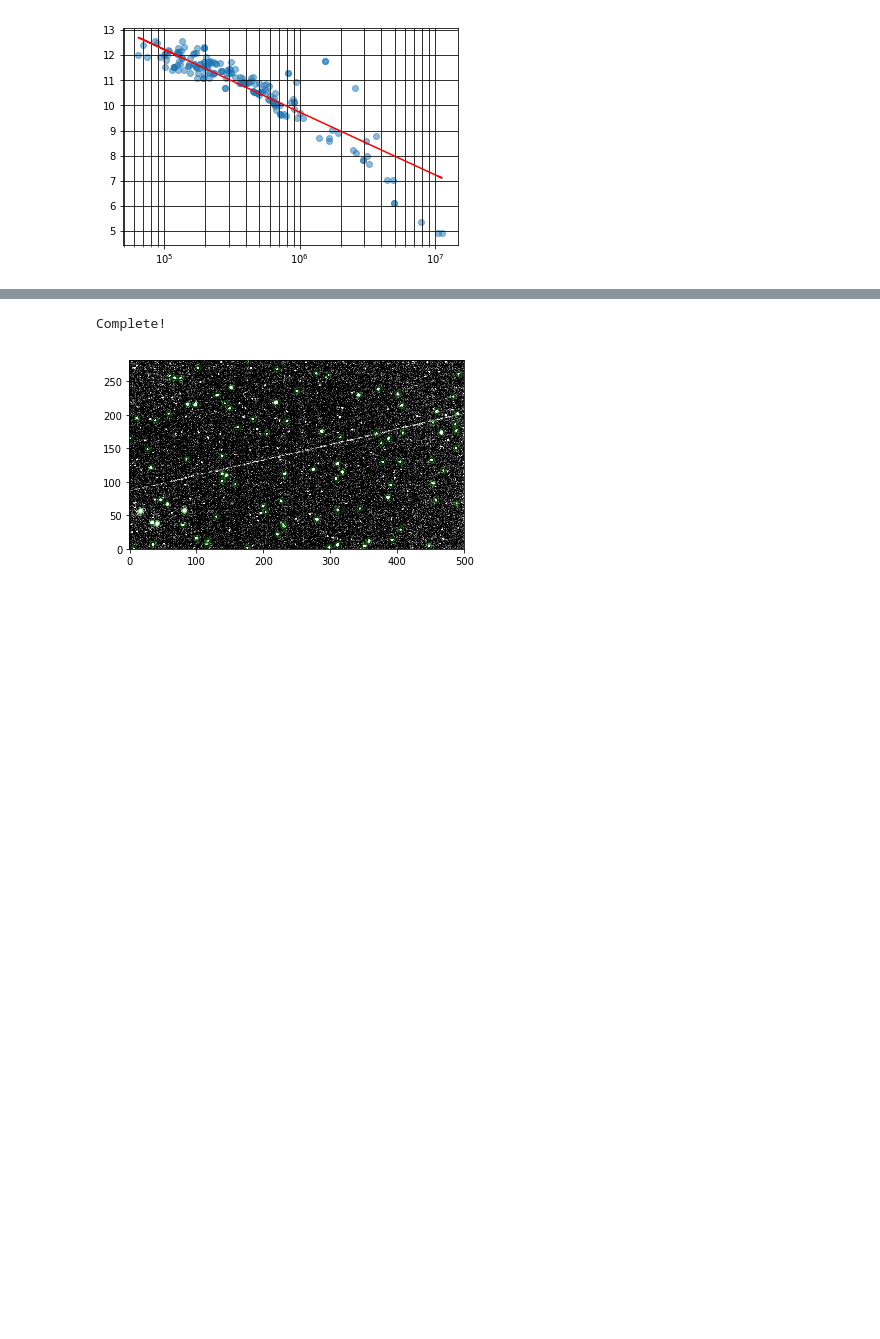
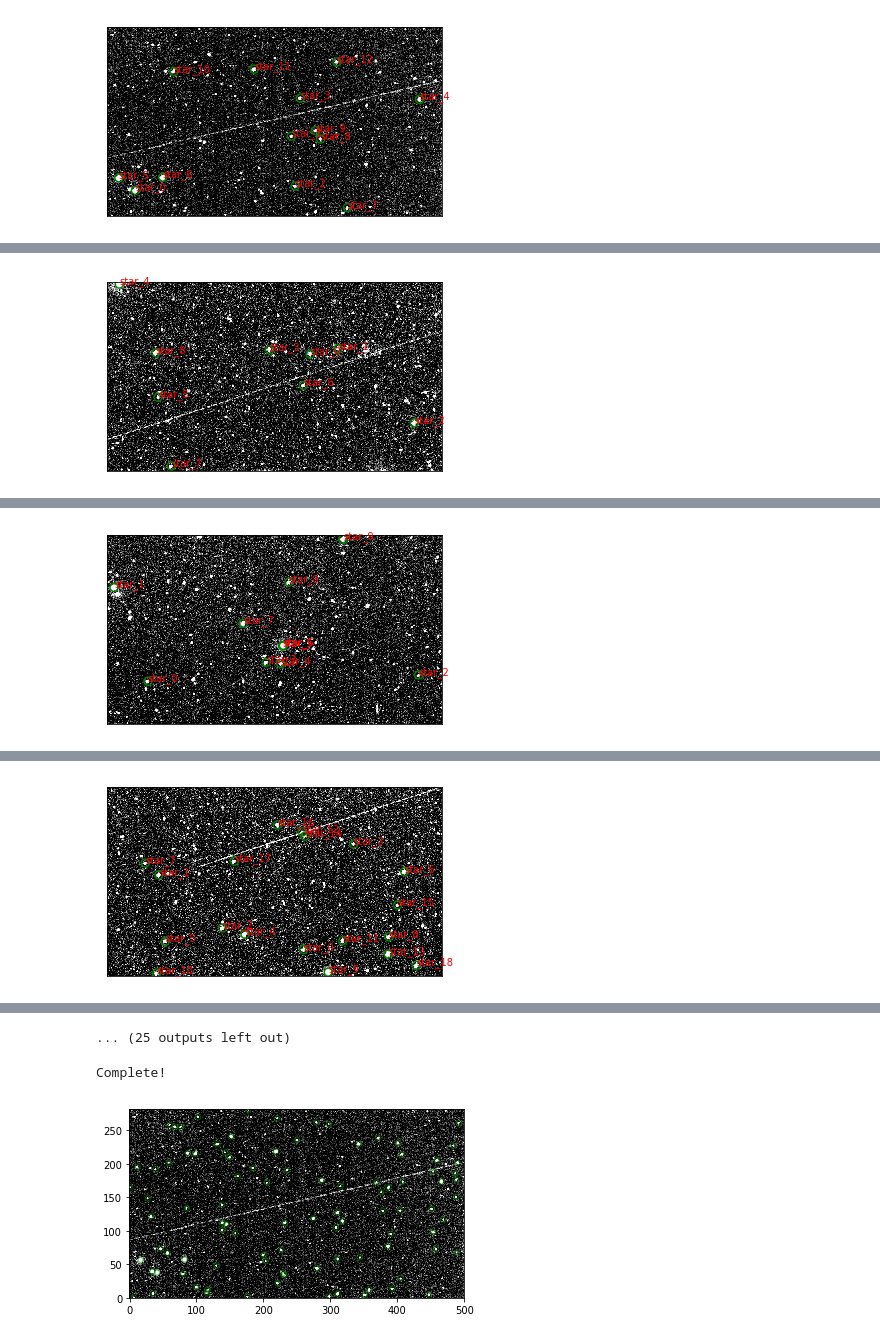
Before and after one commit to akira-hirota1994/mu-tomoe, a Jupyter notebook: photometry.ipynb, the cells around one changed output, grey strips where cells are left out. Cells and saved outputs as stored; diff of their text form; code cells hidden in the pictures; blank space fills up the shorter version.

```diff
--- a/photometry.ipynb
+++ b/photometry.ipynb
@@ -160,38 +160,31 @@ for (filename_fits, filename_xml,idx) in zip(ID_list_fits, ID_list_xml,range(len
             star_flux = np.zeros((1,1))
     xml = np.hstack((xml,star_flux))
     xml_list = np.vstack((xml_list,xml))
-clear_output()
+    """
+    clear_output()
+    xml_list = np.delete(xml_list,0,0)
+    x_mag = xml_list[:,2]
+    y_flux = xml_list[:,3]
+    l = xml_list[:,2:]
+    l = l[np.argsort(l[:, 0])]
+    aaa = pd.DataFrame(data=l)
+    aaa.to_csv("test.csv")
+    x_mag_fit = l[:,0]
+    y_flux_fit = l[:,1]
+    param, cov = curve_fit(test, y_flux_fit, x_mag_fit)
+    mag_fit = -2.5*np.log10(y_flux_fit) + param[0]
 
-xml_list = np.delete(xml_list,0,0)
-x_mag = xml_list[:,2]
-y_flux = xml_list[:,3]
-l = xml_list[:,2:]
+    plt.plot(y_flux_fit, mag_fit, color = "red")
+    plt.scatter(y_flux_fit, x_mag_fit,alpha = 0.5)
 
-l = l[np.argsort(l[:, 0])]
-
-aaa = pd.DataFrame(data=l)
-aaa.to_csv("test.csv")
-
-x_mag_fit = l[:,0]
-y_flux_fit = l[:,1]
-
-
-param, cov = curve_fit(test, y_flux_fit, x_mag_fit)
-print param
-mag_fit = -2.5*np.log10(y_flux_fit) + param[0]
-
-plt.plot(y_flux_fit, mag_fit, color = "red")
-plt.scatter(y_flux_fit, x_mag_fit,alpha = 0.5)
-
-plt.xscale('log')
-plt.grid(which='major',color='black',linestyle='-')
-plt.grid(which='minor',color='black',linestyle='-')
-
-#pdf = PdfPages('test2.pdf') #図をpdfに出力
-#pdf.savefig()
-#pdf.close()
-plt.show()
-"""
+    plt.xscale('log')
+    plt.grid(which='major',color='black',linestyle='-')
+    plt.grid(which='minor',color='black',linestyle='-')
+    #pdf = PdfPages('test2.pdf') #図をpdfに出力
+    #pdf.savefig()
+    #pdf.close()
+    plt.show()
+    """
 ###################################################################
 ####################################  Comparison star flux and meteor flux ###
     m_vr = np.arange(1).reshape(1)
@@ -209,11 +202,26 @@ plt.show()
     mag_vr = np.hstack((mag_vr,m_vr))
     star_num = np.hstack((star_num,star_number))
     dispersion = np.hstack((dispersion,disp))
+###################################################################
+####################################  starのphotomtetry ###
+    positions = (pixel_coordinates[:,0],pixel_coordinates[:,1])
+    apertures = CircularAperture(positions, r=6.)
+    plt.imshow(data2, cmap = 'gray', vmin = 0, vmax = 400, interpolation = 'none')
+    apertures.plot(color='green', lw=1.5, alpha=5.)
+    for i in range(len(pixel_coordinates)):
+        star_num = "star_" + str(i)
+        plt.text(pixel_coordinates[i,0],pixel_coordinates[i,1],star_num,color='red')
+    plt.tick_params(labelbottom=False,labelleft=False,bottom=False,left=False)
+    plt.ylim(0, 282)
+    #pdf = PdfPages('test.pdf') #図をpdfに出力
+    #pdf.savefig()
+    #pdf.close()
+    plt.show()
 
+###############################################################絶対等級
 mag_vr = np.delete(mag_vr,0, 0)
 star_num = np.delete(star_num,0, 0)
 dispersion = np.delete(dispersion,0, 0)
-###############################################################絶対等級
 alt = df["Beginning_height_km_"].values #[km]
 distance = 170 #[km]
 alt = np.power(alt, 2)
@@ -249,7 +257,7 @@ df.to_csv("test9.csv")
 #clear_output()
 print "Complete!"
 ####################################################################
-"""
+
 ### aperture内に他のsourceがある場合、除く
 ### 流星の飛跡付近のマスキング
 ###
@@ -258 +283 @@ print "Complete!"
-[figure, old version]
+[figure, new version]
@@ -259,0 +301 @@ print "Complete!"
+[figure, added]
@@ -259,0 +319 @@ print "Complete!"
+[figure, added]
@@ -259,0 +337 @@ print "Complete!"
+[figure, added]
@@ -260,3 +374,4 @@ print "Complete!"
+... (25 outputs left out)
 # %%
 from astropy.stats import sigma_clipped_stats
 from photutils import datasets
```
Also changed, not shown: parts of 1 cell of this notebook, 3 other files.
